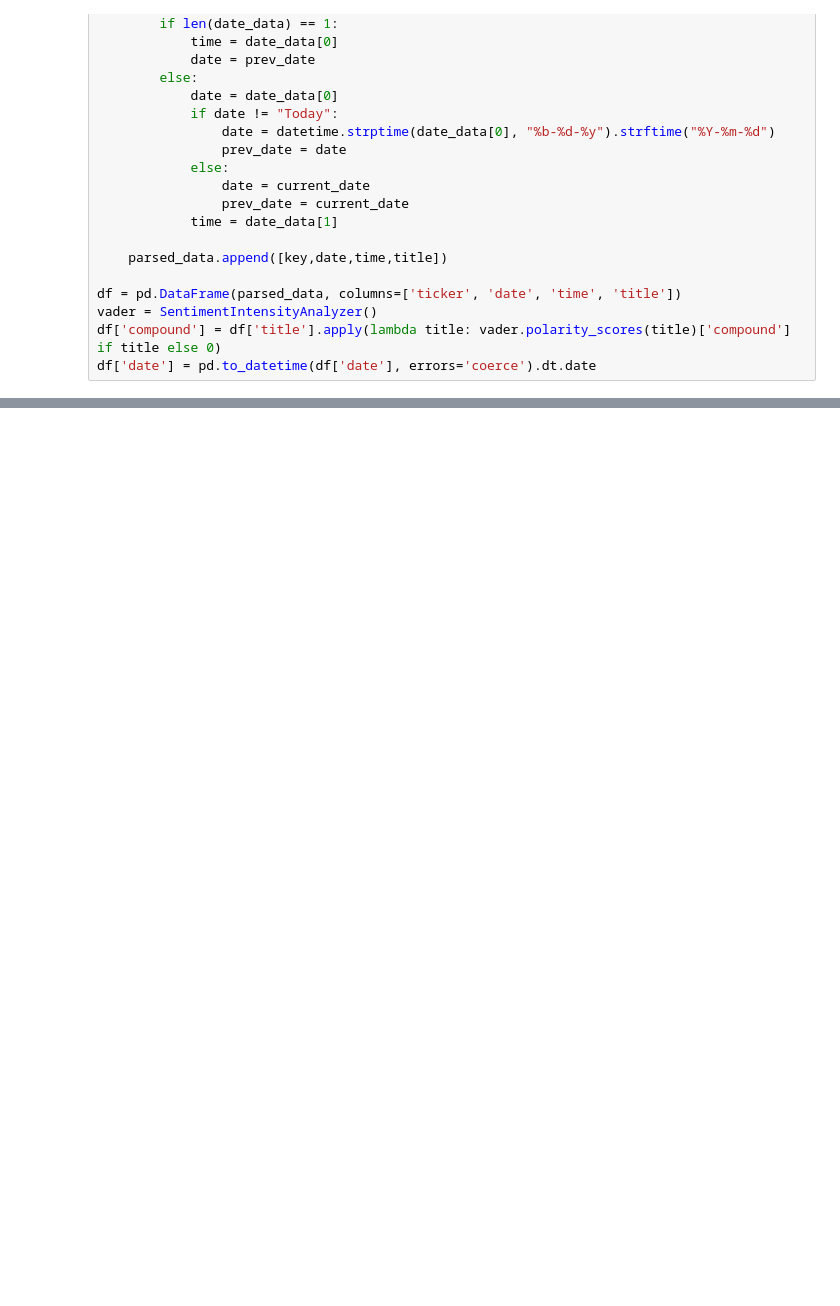
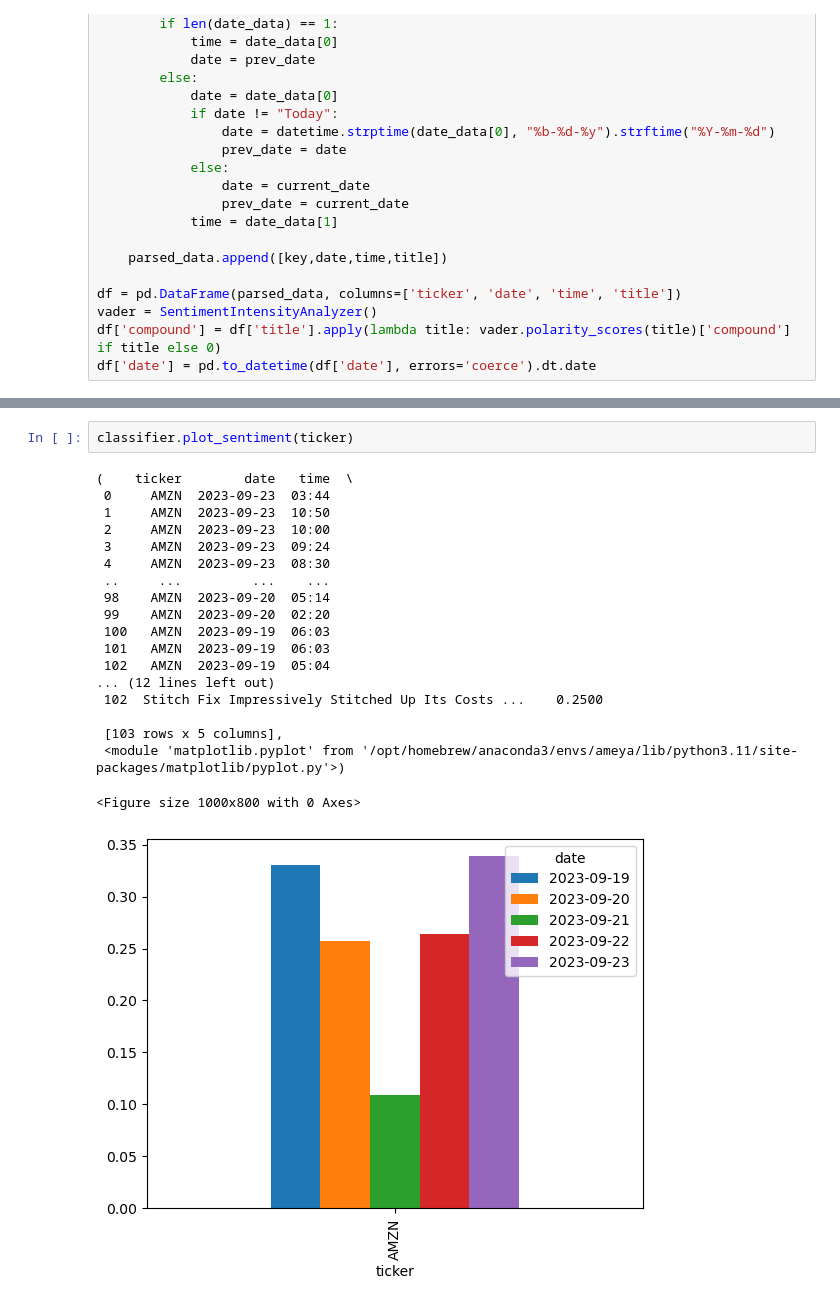
Before and after one commit to ameyagidh/StockPricePredictor, a Jupyter notebook: StockPrediction/Models/SentimentAnalysis/StockSentimentAnalysis.ipynb, the cells around one changed output, grey strips where cells are left out. Saved outputs shown, nothing was run; the diff lists cells and outputs as text; blank space fills up the shorter version.

```diff
--- a/StockPrediction/Models/SentimentAnalysis/StockSentimentAnalysis.ipynb
+++ b/StockPrediction/Models/SentimentAnalysis/StockSentimentAnalysis.ipynb
@@ -79,0 +270,22 @@ df
+# %%
+classifier.plot_sentiment(ticker)
+# %% [output]
+(    ticker        date   time  \
+ 0     AMZN  2023-09-23  03:44
+ 1     AMZN  2023-09-23  10:50
+ 2     AMZN  2023-09-23  10:00
+ 3     AMZN  2023-09-23  09:24
+ 4     AMZN  2023-09-23  08:30
+ ..     ...         ...    ...
+ 98    AMZN  2023-09-20  05:14
+ 99    AMZN  2023-09-20  02:20
+ 100   AMZN  2023-09-19  06:03
+ 101   AMZN  2023-09-19  06:03
+ 102   AMZN  2023-09-19  05:04
+... (12 lines left out)
+ 102  Stitch Fix Impressively Stitched Up Its Costs ...    0.2500
+
+ [103 rows x 5 columns],
+ <module 'matplotlib.pyplot' from '/opt/homebrew/anaconda3/envs/ameya/lib/python3.11/site-packages/matplotlib/pyplot.py'>)
+<Figure size 1000x800 with 0 Axes>
+[figure, added]
```
Also changed, not shown: parts of 9 cells of this notebook, 2 other files.
